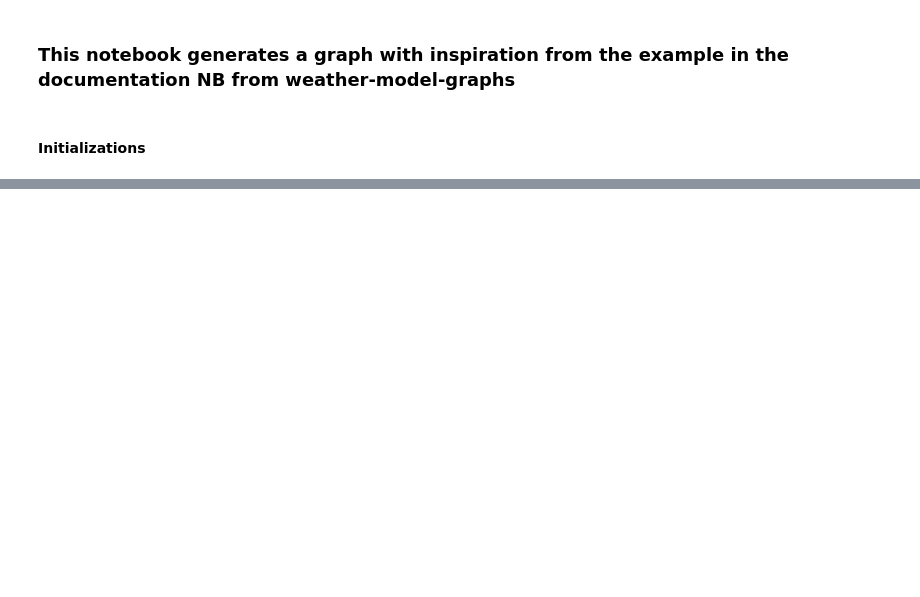
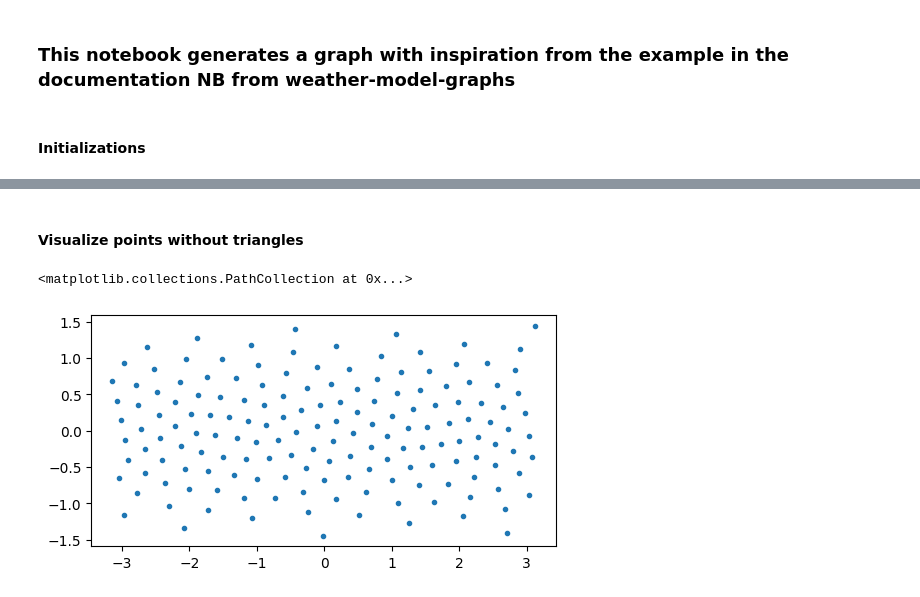
Before and after one commit to Marianadesamadsen/code_masters, a Jupyter notebook: notebooks/NB_graphconstruction_25_02_26.ipynb, the cells around one changed output, grey strips where cells are left out. Drawn from its saved outputs; the diff is of its cells as text; code cells hidden in the pictures; blank space fills up the shorter version.

```diff
--- a/notebooks/NB_graphconstruction_25_02_26.ipynb
+++ b/notebooks/NB_graphconstruction_25_02_26.ipynb
@@ -16,0 +59,10 @@ ModuleNotFoundError: No module named 'src'
+# %% [markdown]
+#### Visualize points without triangles
+# %%
+coords = np.stack([long, lat], axis=1)   # (N,2)
+
+fig, ax = plt.subplots(figsize=(6,3))
+ax.scatter(coords[:, 0], coords[:, 1], marker=".")
+# %% [output]
+<matplotlib.collections.PathCollection at 0x...>
+[figure, added]
```
Also changed, not shown: parts of 12 cells of this notebook, 22 other files.
